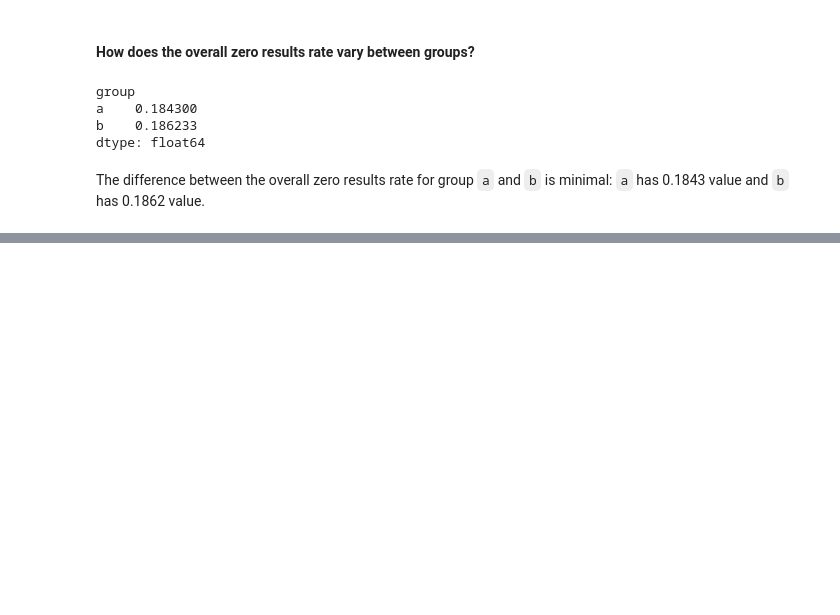
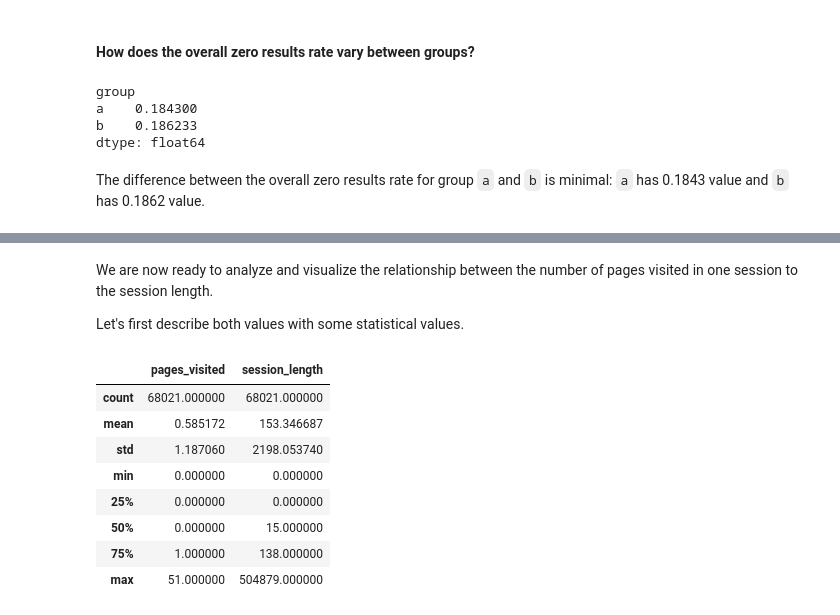
Before and after one commit to msznajder/wikipedia_users_activity_analysis, a Jupyter notebook: wikipedia_analysis.ipynb, the cells around one changed output, grey strips where cells are left out. Drawn from its saved outputs; the diff is of its cells as text; code cells hidden in the pictures; blank space fills up the shorter version.

```diff
--- a/wikipedia_analysis.ipynb
+++ b/wikipedia_analysis.ipynb
@@ -633,0 +676,16 @@ The difference between the overall zero results rate for group `a` and `b` is mi
+# %% [markdown]
+We are now ready to analyze and visualize the relationship between the number of pages visited in one session to the session length.
+
+Let's first describe both values with some statistical values.
+# %%
+visits_lengths_df.describe()
+# %% [output]
+|  | pages_visited | session_length |
+| count | 68021.000000 | 68021.000000 |
+| mean | 0.585172 | 153.346687 |
+| std | 1.187060 | 2198.053740 |
+| min | 0.000000 | 0.000000 |
+| 25% | 0.000000 | 0.000000 |
+| 50% | 0.000000 | 15.000000 |
+| 75% | 1.000000 | 138.000000 |
+| max | 51.000000 | 504879.000000 |
```
Also changed, not shown: parts of 20 cells of this notebook.
